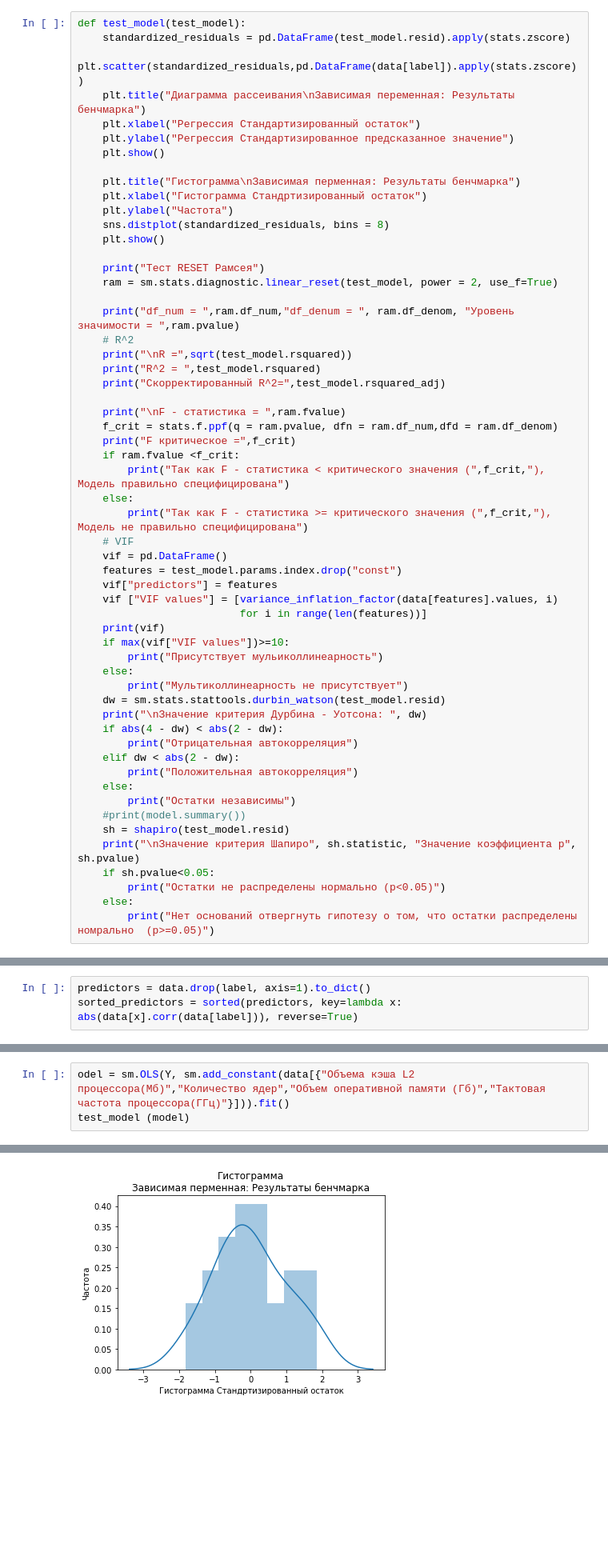
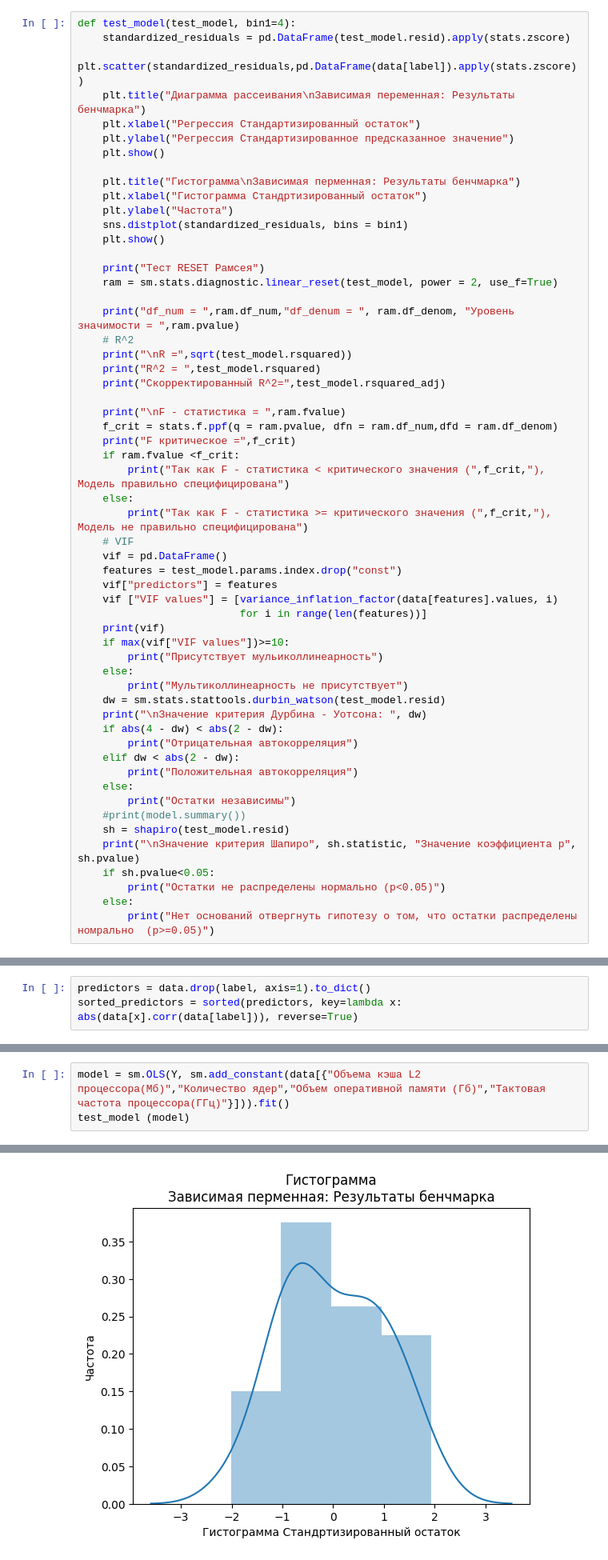
Before and after one commit to radabolsky/laptop-performance, a Jupyter notebook: Tumanova_stat_right_version.ipynb, the cells around one changed output, grey strips where cells are left out. Shown at 80% size. Saved outputs shown, nothing was run; the diff lists cells and outputs as text; blank space fills up the shorter version.

```diff
--- a/Tumanova_stat_right_version.ipynb
+++ b/Tumanova_stat_right_version.ipynb
@@ -271,7 +355,7 @@ def get_pivot(df, model, param, label, num):
     pivot_test['upper interval'] = model.conf_int(alpha=0.05)[:][1].tolist()
     return pivot_test.set_index('id')
 # %%
-def test_model(test_model):
+def test_model(test_model, bin1=4):
     standardized_residuals = pd.DataFrame(test_model.resid).apply(stats.zscore)
     plt.scatter(standardized_residuals,pd.DataFrame(data[label]).apply(stats.zscore))
     plt.title("Диаграмма рассеивания\nЗависимая переменная: Результаты бенчмарка")
@@ -282,7 +366,7 @@ def test_model(test_model):
     plt.title("Гистограмма\nЗависимая перменная: Результаты бенчмарка")
     plt.xlabel("Гистограмма Стандртизированный остаток")
     plt.ylabel("Частота")
-    sns.distplot(standardized_residuals, bins = 8)
+    sns.distplot(standardized_residuals, bins = bin1)
     plt.show()
 
     print("Тест RESET Рамсея")
@@ -468,6 +576,6 @@ F критическое = 3.9063884077297053
 Значение критерия Шапиро 0.9696008563041687 Значение коэффициента p 0.5912989377975464
 Нет оснований отвергнуть гипотезу о том, что остатки распределены номрально  (p>=0.05)
 # %%
-odel = sm.OLS(Y, sm.add_constant(data[{"Объема кэша L2 процессора(Мб)","Количество ядер","Объем оперативной памяти (Гб)","Тактовая частота процессора(ГГц)"}])).fit()
+model = sm.OLS(Y, sm.add_constant(data[{"Объема кэша L2 процессора(Мб)","Количество ядер","Объем оперативной памяти (Гб)","Тактовая частота процессора(ГГц)"}])).fit()
 test_model (model)
 # %% [output]
@@ -475,2 +583,2 @@ test_model (model)
-[figure, old version]
+[figure, new version]
 Тест RESET Рамсея
```
Also changed, not shown: parts of 53 cells of this notebook, 2 other files.
